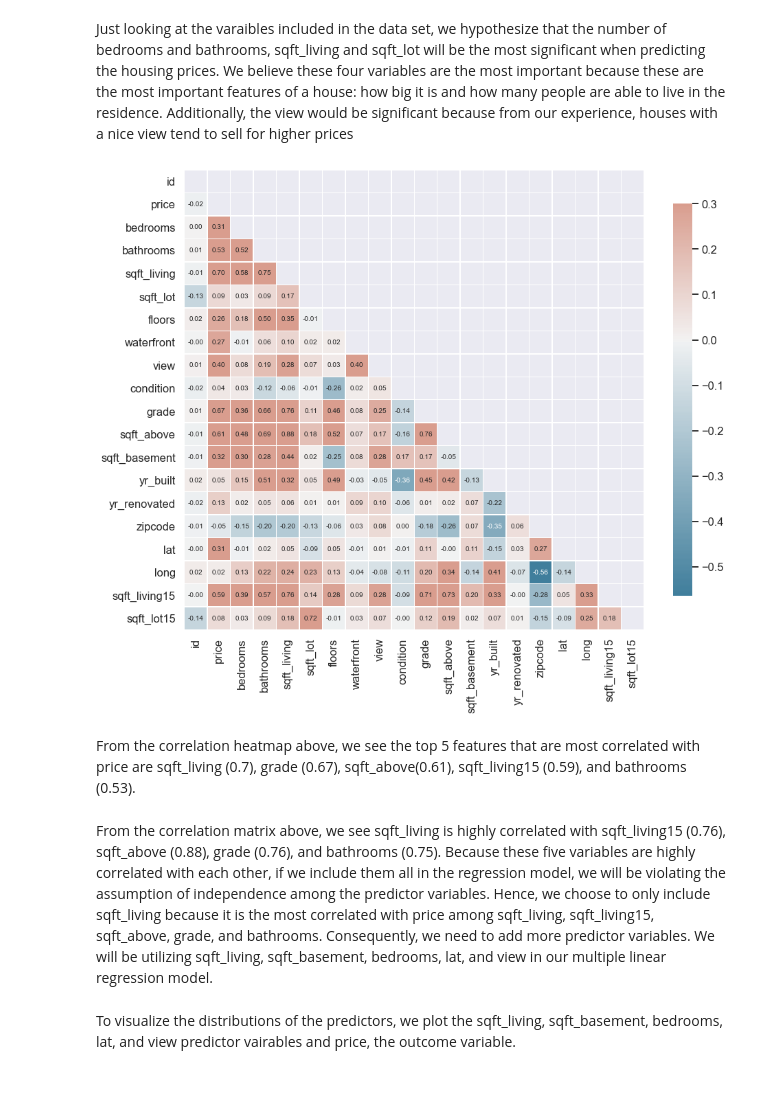
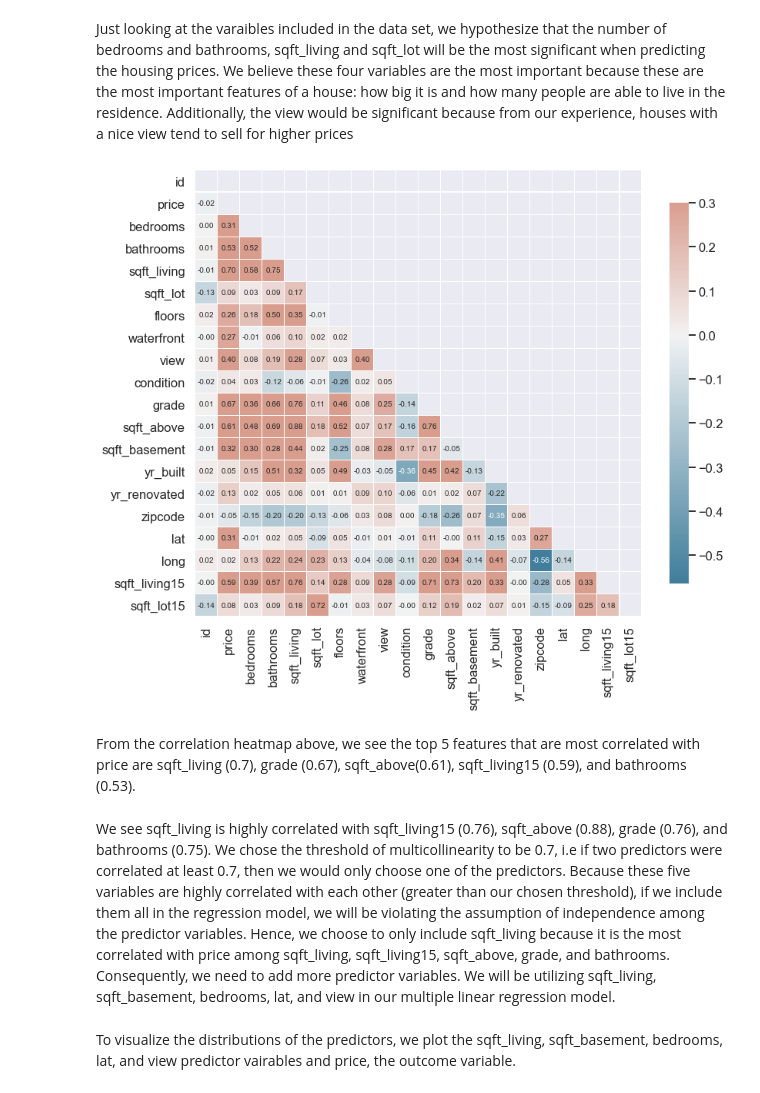
Before and after one commit to kasenteoh/Real-Estate-Prediction, a Jupyter notebook: COGS109-Final.ipynb, the cells around one changed output. Cells and saved outputs as stored; diff of their text form; code cells hidden in the pictures.

```diff
--- a/COGS109-Final.ipynb
+++ b/COGS109-Final.ipynb
@@ -44,18 +44,20 @@ There are a total of 19 variables and 21000+ observations included in this data
 # %% [markdown]
 Just looking at the varaibles included in the data set, we hypothesize that the number of bedrooms and bathrooms, sqft_living and sqft_lot will be the most significant when predicting the housing prices. We believe these four variables are the most important because these are the most important features of a house: how big it is and how many people are able to live in the residence. Additionally, the view would be significant because from our experience, houses with a nice view tend to sell for higher prices
 # %%
-fig, ax = plt.subplots(figsize = (15, 15))
+fig, ax = plt.subplots(figsize = (13, 13))
 cmap = sns.diverging_palette(230, 20, as_cmap = True)
 corr = data.corr()
 mask = np.triu(np.ones_like(corr, dtype = bool))
 sns.heatmap(corr, mask = mask, cmap = cmap, vmax = .3, center = 0, square = True,
             linewidths = .5, cbar_kws = {"shrink": .7}, annot = True, fmt = '.2f', ax = ax, annot_kws = {"size": 10})
+
+plt.savefig('corr.png', bbox_inches='tight')
 plt.show()
 # %% [output]
-[figure, old version]
+[figure, new version]
 # %% [markdown]
 From the correlation heatmap above, we see the top 5 features that are most correlated with price are sqft_living (0.7), grade (0.67), sqft_above(0.61), sqft_living15 (0.59), and bathrooms (0.53).
 # %% [markdown]
-From the correlation matrix above, we see sqft_living is highly correlated with sqft_living15 (0.76), sqft_above (0.88), grade (0.76), and bathrooms (0.75). Because these five variables are highly correlated with each other, if we include them all in the regression model, we will be violating the assumption of independence among the predictor variables. Hence, we choose to only include sqft_living because it is the most correlated with price among sqft_living, sqft_living15, sqft_above, grade, and bathrooms. Consequently, we need to add more predictor variables. We will be utilizing sqft_living, sqft_basement, bedrooms, lat, and view in our multiple linear regression model.
+We see sqft_living is highly correlated with sqft_living15 (0.76), sqft_above (0.88), grade (0.76), and bathrooms (0.75). We chose the threshold of multicollinearity to be 0.7, i.e if two predictors were correlated at least 0.7, then we would only choose one of the predictors. Because these five variables are highly correlated with each other (greater than our chosen threshold), if we include them all in the regression model, we will be violating the assumption of independence among the predictor variables. Hence, we choose to only include sqft_living because it is the most correlated with price among sqft_living, sqft_living15, sqft_above, grade, and bathrooms. Consequently, we need to add more predictor variables. We will be utilizing sqft_living, sqft_basement, bedrooms, lat, and view in our multiple linear regression model.
 # %% [markdown]
 To visualize the distributions of the predictors, we plot the sqft_living, sqft_basement, bedrooms, lat, and view predictor vairables and price, the outcome variable.
```
Also changed, not shown: parts of 22 cells of this notebook.
